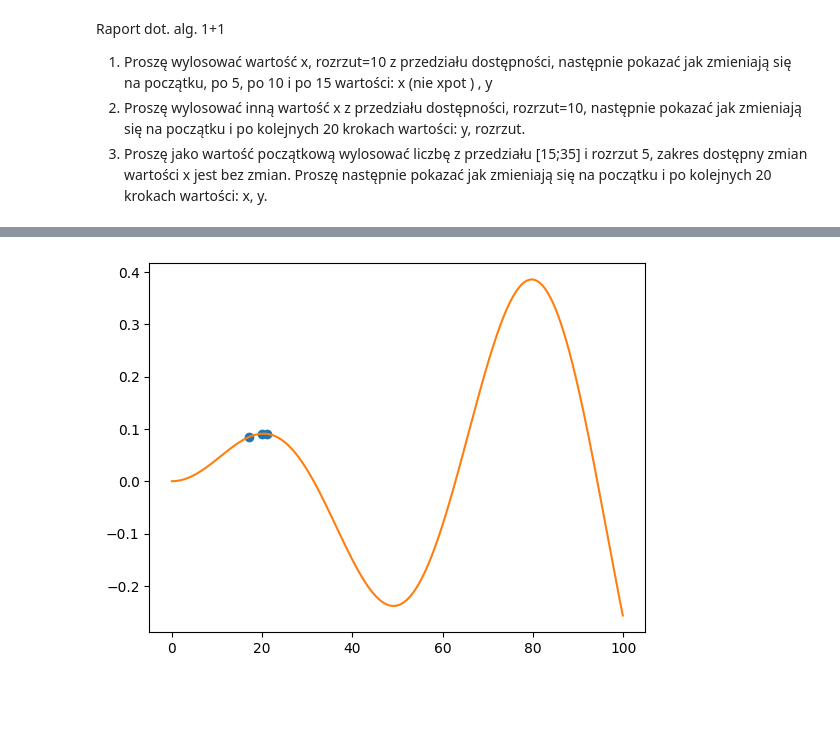
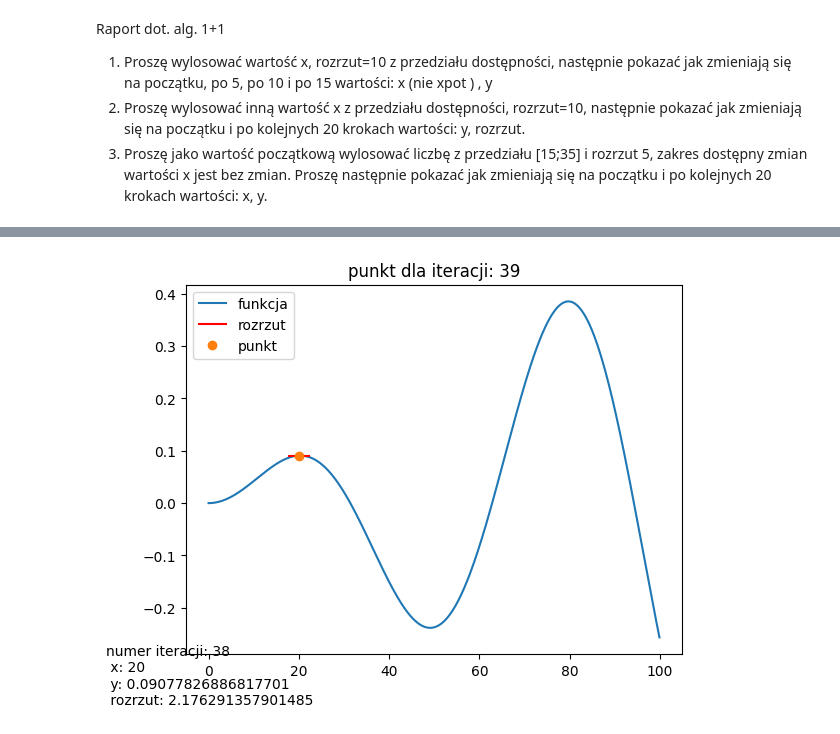
Before and after one commit to imgres2002/systemy_sztucznej_inteligencji_164454, a Jupyter notebook: lab2/zadanie1.ipynb, the cells around one changed output, grey strips where cells are left out. Drawn from its saved outputs; the diff is of its cells as text; code cells hidden in the pictures; blank space fills up the shorter version.

```diff
--- a/lab2/zadanie1.ipynb
+++ b/lab2/zadanie1.ipynb
@@ -90,12 +27,0 @@ rozrzut: 1.0152559799477043
-# %%
-x_range = np.arange(0, 100, 0.1)
-y = np.sin(x_range/10) * np.sin(x_range/200)
-idx = [5, 10, 15]
-report_points_x = [x_points[i] for i in idx]
-report_points_y = [y_points[i] for i in idx]
-plt.plot(report_points_x, report_points_y, 'o')
-plt.plot(x_range, y)
-
-plt.show()
-# %% [output]
-[figure, removed]
@@ -101,0 +51,33 @@ plt.show()
+# %%
+rozrzut = 10
+wsp_przyrostu=1.1
+l_iteracji=100
+x = randint(0, 100)
+y = funkcja(x)
+x_points, y_points, dispersions = algorytm(x, y, rozrzut, wsp_przyrostu, l_iteracji)
+for l, (x, y, dispersion) in enumerate(zip(x_points, y_points, dispersions)):
+    clear_output()
+    x_range = np.arange(0, 100, 0.1)
+    y_plot = np.sin(x_range/10) * np.sin(x_range/200)
+    plt.plot(x_range, y_plot, label='funkcja')
+    plt.plot([x-dispersion, x+dispersion], [y, y], color='r', label='rozrzut')
+
+    plt.plot(x, y, 'o', label='punkt')
+    plt.title(f"punkt dla iteracji: {l+1}")
+    plt.legend()
+    info_text = (
+        f"numer iteracji: {l}\n"
+        f" x: {x}\n"
+        f" y: {y:}\n"
+        f" rozrzut: {dispersion}"
+    )
+    plt.figtext(
+        0, 0,
+        info_text,
+        ha="left",
+        va="bottom",
+    )
+    plt.show()
+    time.sleep(0.2)
+# %% [output]
+[figure, added]
```
Also changed, not shown: parts of 13 cells of this notebook.
